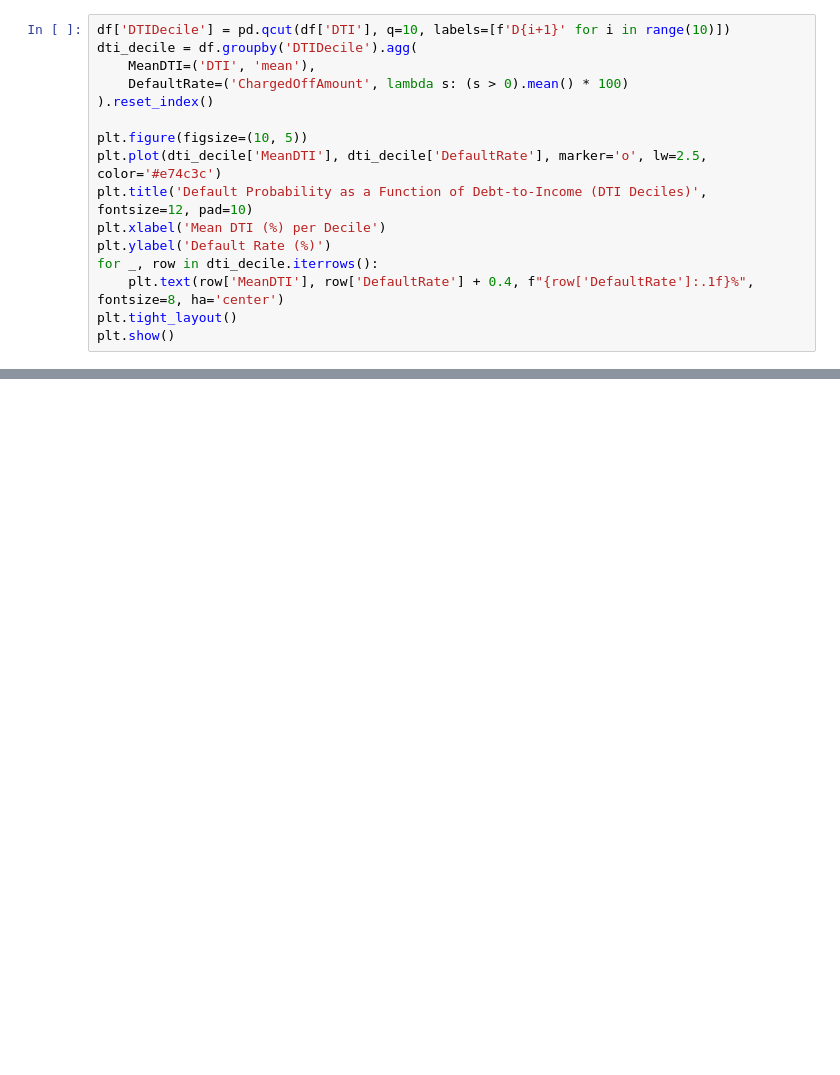
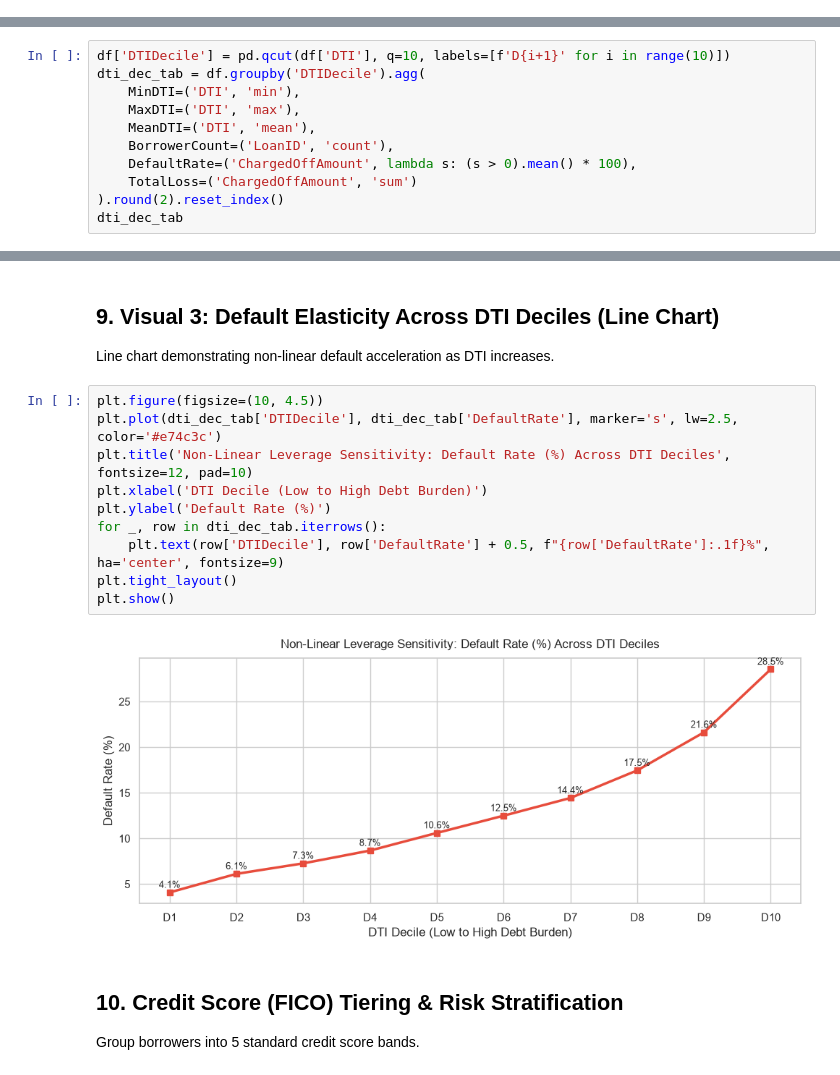
Before and after one commit to piyush8769/fintech-credit-risk-vintage-analysis, a Jupyter notebook: 03_credit_risk_driver_analysis.ipynb, the cells around one changed output, grey strips where cells are left out. Drawn from its saved outputs; the diff is of its cells as text; blank space fills up the shorter version.

Commit message:
Expand all 5 notebooks to 20+ code cells with full executed outputs and visual models

```diff
--- a/03_credit_risk_driver_analysis.ipynb
+++ b/03_credit_risk_driver_analysis.ipynb
@@ -53,16 +0,0 @@ Evaluating how increasing borrower leverage increases default likelihood.
-# %%
-df['DTIDecile'] = pd.qcut(df['DTI'], q=10, labels=[f'D{i+1}' for i in range(10)])
-dti_decile = df.groupby('DTIDecile').agg(
-    MeanDTI=('DTI', 'mean'),
-    DefaultRate=('ChargedOffAmount', lambda s: (s > 0).mean() * 100)
-).reset_index()
-
-plt.figure(figsize=(10, 5))
-plt.plot(dti_decile['MeanDTI'], dti_decile['DefaultRate'], marker='o', lw=2.5, color='#e74c3c')
-plt.title('Default Probability as a Function of Debt-to-Income (DTI Deciles)', fontsize=12, pad=10)
-plt.xlabel('Mean DTI (%) per Decile')
-plt.ylabel('Default Rate (%)')
-for _, row in dti_decile.iterrows():
-    plt.text(row['MeanDTI'], row['DefaultRate'] + 0.4, f"{row['DefaultRate']:.1f}%", fontsize=8, ha='center')
-plt.tight_layout()
-plt.show()
@@ -153,0 +120,11 @@ Saved data/borrower_risk_segments.csv and data/delinquency_aging_summary.csv.
+# %%
+df['DTIDecile'] = pd.qcut(df['DTI'], q=10, labels=[f'D{i+1}' for i in range(10)])
+dti_dec_tab = df.groupby('DTIDecile').agg(
+    MinDTI=('DTI', 'min'),
+    MaxDTI=('DTI', 'max'),
+    MeanDTI=('DTI', 'mean'),
+    BorrowerCount=('LoanID', 'count'),
+    DefaultRate=('ChargedOffAmount', lambda s: (s > 0).mean() * 100),
+    TotalLoss=('ChargedOffAmount', 'sum')
+).round(2).reset_index()
+dti_dec_tab
@@ -153,0 +143,18 @@ Saved data/borrower_risk_segments.csv and data/delinquency_aging_summary.csv.
+# %% [markdown]
+## 9. Visual 3: Default Elasticity Across DTI Deciles (Line Chart)
+Line chart demonstrating non-linear default acceleration as DTI increases.
+# %%
+plt.figure(figsize=(10, 4.5))
+plt.plot(dti_dec_tab['DTIDecile'], dti_dec_tab['DefaultRate'], marker='s', lw=2.5, color='#e74c3c')
+plt.title('Non-Linear Leverage Sensitivity: Default Rate (%) Across DTI Deciles', fontsize=12, pad=10)
+plt.xlabel('DTI Decile (Low to High Debt Burden)')
+plt.ylabel('Default Rate (%)')
+for _, row in dti_dec_tab.iterrows():
+    plt.text(row['DTIDecile'], row['DefaultRate'] + 0.5, f"{row['DefaultRate']:.1f}%", ha='center', fontsize=9)
+plt.tight_layout()
+plt.show()
+# %% [output]
+[figure, added]
+# %% [markdown]
+## 10. Credit Score (FICO) Tiering & Risk Stratification
+Group borrowers into 5 standard credit score bands.
```
Also changed, not shown: parts of 55 cells of this notebook, 4 other files.
